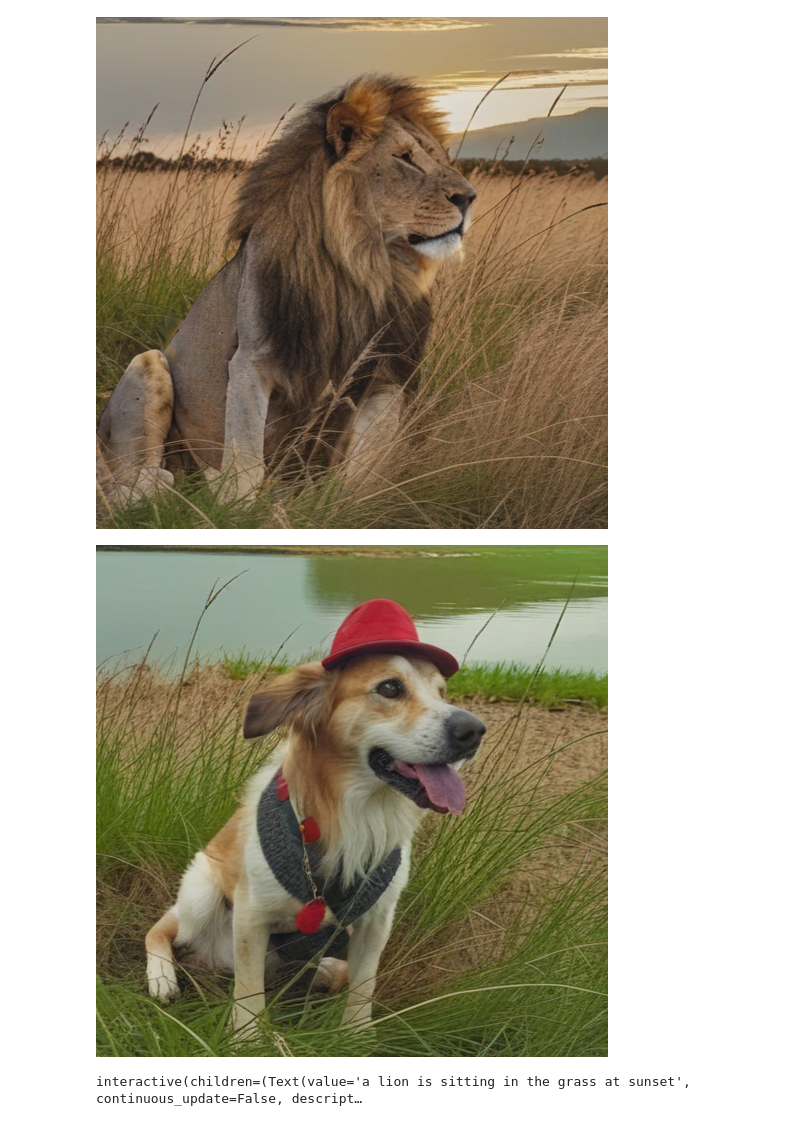
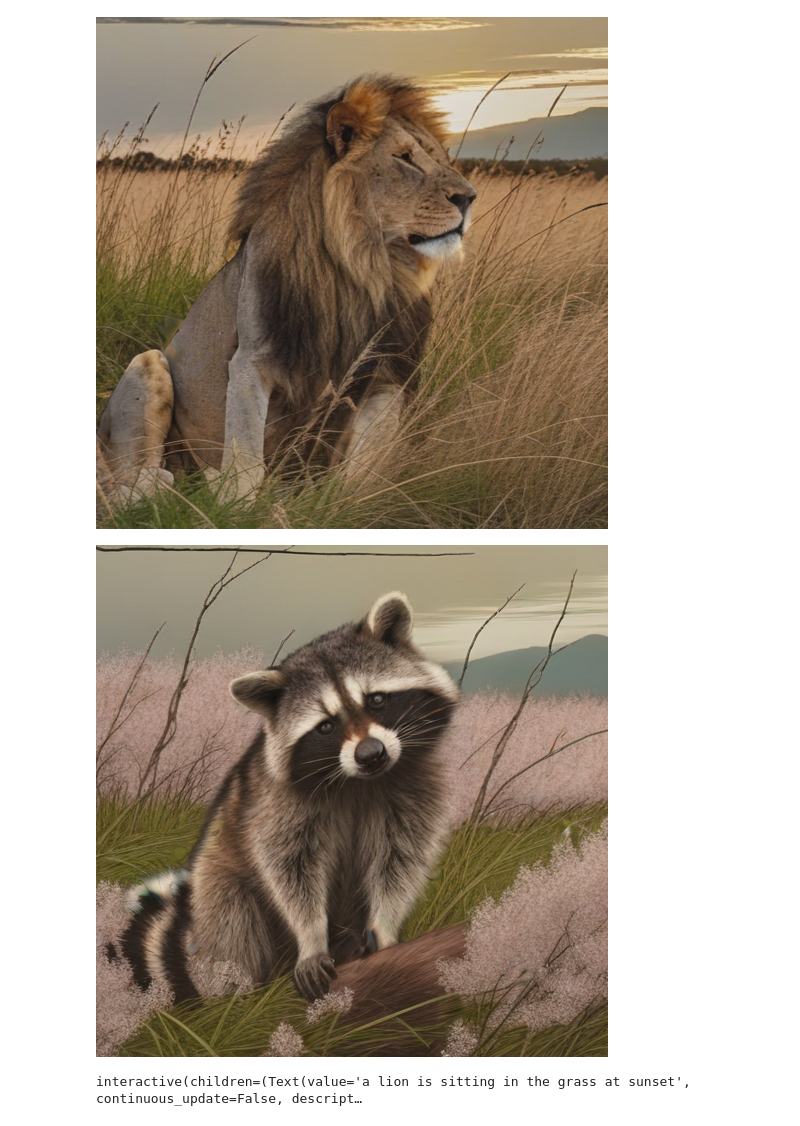
Before and after one commit to tropylium/NewtonRaphsonInversion, a Jupyter notebook: RealTimeEditingNotebook.ipynb, the cells around one changed output. Cells and saved outputs as stored; diff of their text form; code cells hidden in the pictures.

```diff
--- a/RealTimeEditingNotebook.ipynb
+++ b/RealTimeEditingNotebook.ipynb
@@ -201,12 +201,10 @@ h.display(editor.edit(description_prompt))
 [figure]
 # %%
 h.display(
-    editor.edit(
-        "a dog with a funny red hat is sitting in a green grass on an overcast day."
-    )
+    editor.edit("a raccoon sitting in a field of cherry blossoms, photorealistic")
 )
 # %% [output]
-[figure, old version]
+[figure, new version]
 # %%
 interact_manual(f, x=text_input)
 # a lion is sitting in the grass at sunset
```
Also changed, not shown: 4 other files.
